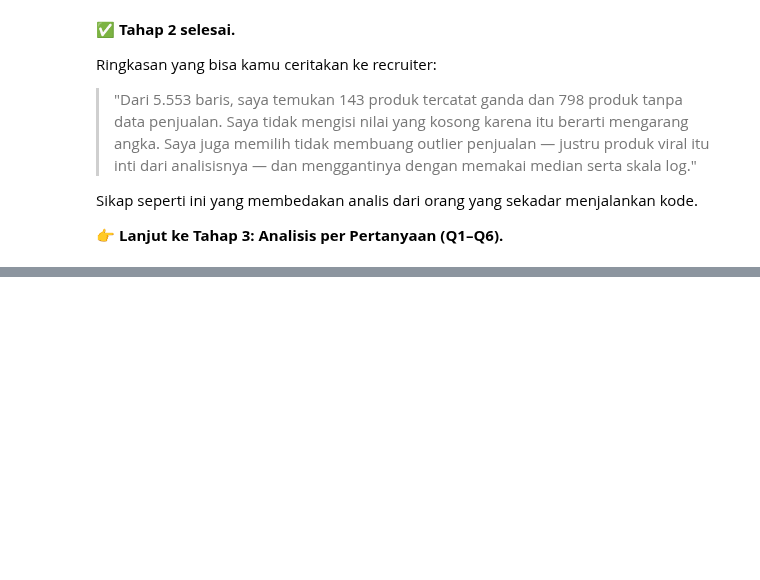
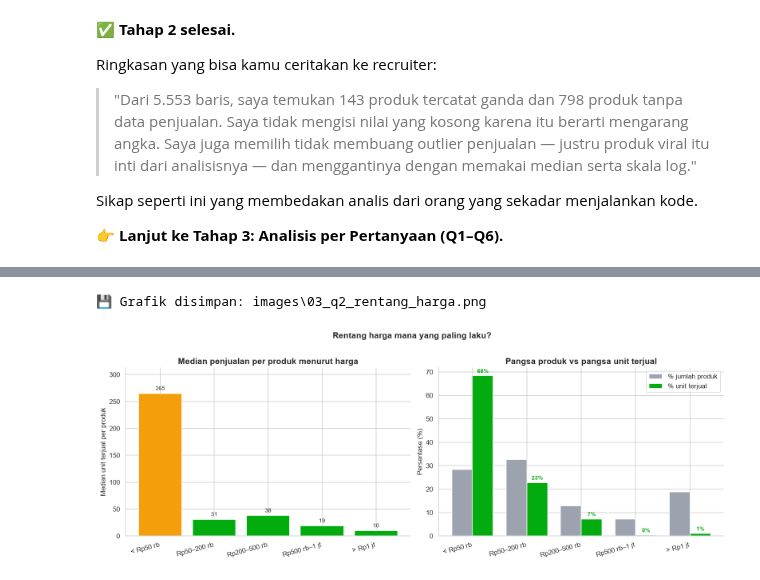
Before and after one commit to imanuelrpt/indonesia-ecommerce-behavior-analysis, a Jupyter notebook: notebook/Tokopedia_Ecommerce_Analysis.ipynb, the cells around one changed output, grey strips where cells are left out. Drawn from its saved outputs; the diff is of its cells as text; code cells hidden in the pictures; blank space fills up the shorter version.

```diff
--- a/notebook/Tokopedia_Ecommerce_Analysis.ipynb
+++ b/notebook/Tokopedia_Ecommerce_Analysis.ipynb
@@ -1007,0 +1237,10 @@ Sikap seperti ini yang membedakan analis dari orang yang sekadar menjalankan kod
+# %%
+q2 = (df_bersih.groupby("kelompok_harga", observed=True)
+      .agg(n=("product_id", "size"),
+           total_terjual=("count_sold", "sum"),
+           median_terjual=("count_sold", "median"),
+           rata2_terjual=("count_sold", "mean")))
+q2["share_unit_pct"] = q2["total_terjual"] / q2["total_terjual"].sum() * 100
+q2["share_produk_pct"] = q2["n"] / q2["n"].sum() * 100
+
+display(q2.round(1))
@@ -1007,0 +1255,35 @@ Sikap seperti ini yang membedakan analis dari orang yang sekadar menjalankan kod
+# %%
+fig, axes = plt.subplots(1, 2, figsize=(14.5, 5.2))
+
+# --- Kiri: median per kelompok harga ---
+warna = [WARNA_AKSEN if v == q2["median_terjual"].max() else WARNA_UTAMA for v in q2["median_terjual"]]
+bar = axes[0].bar(range(len(q2)), q2["median_terjual"], color=warna)
+axes[0].set_xticks(range(len(q2)))
+axes[0].set_xticklabels(q2.index, rotation=15, ha="right")
+axes[0].set_ylabel("Median unit terjual per produk")
+axes[0].set_title("Median penjualan per produk menurut harga")
+for i, (_, r) in enumerate(q2.iterrows()):
+    axes[0].text(i, r["median_terjual"] + 6, f'{r.median_terjual:,.0f}', ha="center", fontsize=9)
+axes[0].set_ylim(0, q2["median_terjual"].max() * 1.18)
+
+# --- Kanan: pangsa unit vs pangsa produk ---
+x = np.arange(len(q2))
+lebar = 0.38
+axes[1].bar(x - lebar/2, q2["share_produk_pct"], lebar, label="% jumlah produk", color="#9CA3AF")
+axes[1].bar(x + lebar/2, q2["share_unit_pct"], lebar, label="% unit terjual", color=WARNA_UTAMA)
+axes[1].set_xticks(x)
+axes[1].set_xticklabels(q2.index, rotation=15, ha="right")
+axes[1].set_ylabel("Persentase (%)")
+axes[1].set_title("Pangsa produk vs pangsa unit terjual")
+axes[1].legend()
+for i, (_, r) in enumerate(q2.iterrows()):
+    axes[1].text(i + lebar/2, r["share_unit_pct"] + 1.2, f'{r.share_unit_pct:.0f}%',
+                 ha="center", fontsize=9, color=WARNA_UTAMA, fontweight="bold")
+
+plt.suptitle("Rentang harga mana yang paling laku?", fontsize=14, fontweight="bold", y=1.02)
+plt.tight_layout()
+simpan_grafik("03_q2_rentang_harga.png")
+plt.show()
+# %% [output]
+💾 Grafik disimpan: images\03_q2_rentang_harga.png
+[figure, added]
```
Also changed, not shown: parts of 40 cells of this notebook, 8 other files.
